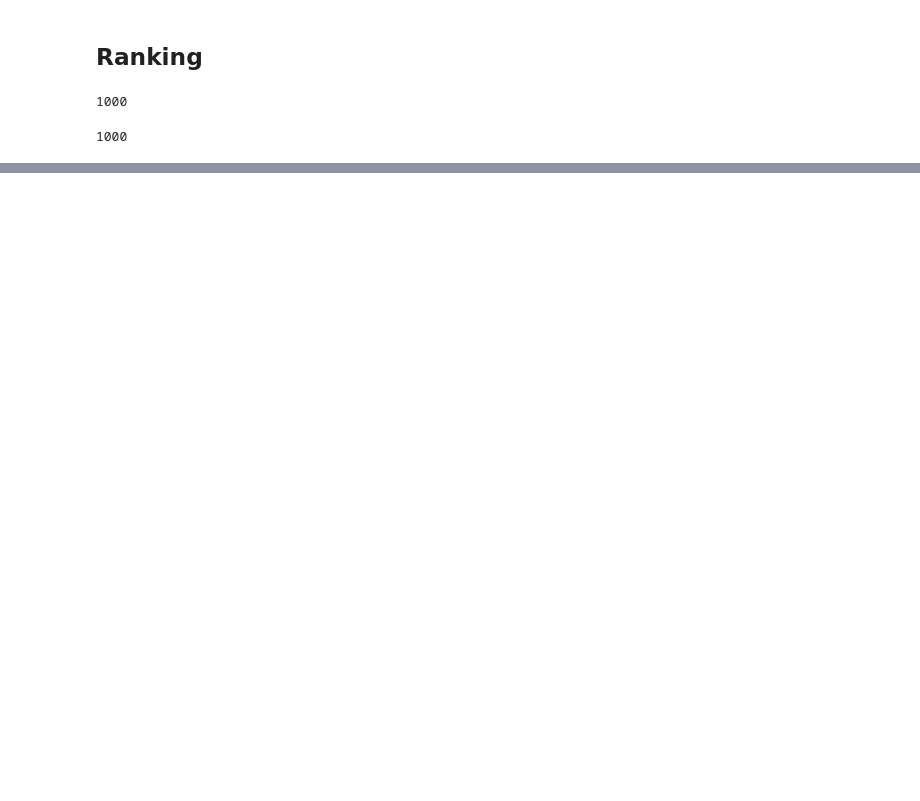
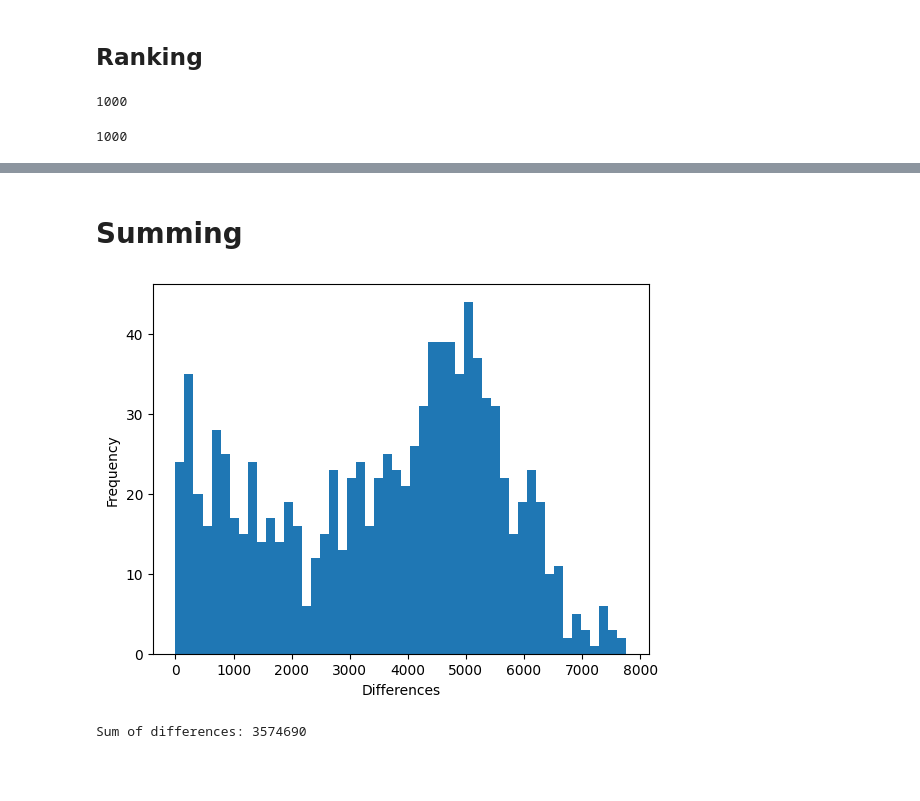
Before and after one commit to lourdesbalane/advent-of-code, a Jupyter notebook: day_1.ipynb, the cells around one changed output, grey strips where cells are left out. Saved outputs shown, nothing was run; the diff lists cells and outputs as text; code cells hidden in the pictures; blank space fills up the shorter version.

```diff
--- a/day_1.ipynb
+++ b/day_1.ipynb
@@ -1073,0 +1111,22 @@ len(pd.unique(df_lists["right_rank"]))
+# %%
+sorted_ranks = np.sort(left_rank)
+difference_list = []
+
+for rank in sorted_ranks:
+    print(f"Current Rank: {int(rank)}/{len(sorted_ranks)}")
+    # Identify indices of elements from left and right lists with the specified rank
+    i_left = np.where(left_rank == rank)[0][0]
+    i_right = np.where(right_rank == rank)[0][0]
+    # print("Indices: ", i_left, i_right)
+
+    # Get corresponding elements in left and right lists
+    element_left = df_lists.iloc[i_left]["left"]
+    element_right = df_lists.iloc[i_right]["right"]
+    # print("Elements", element_left, element_right)
+
+    # Get difference between the elements from left and right lists
+    d = np.abs(element_right - element_left)
+    # print(f"Difference: {d}")
+    difference_list.append(d)
+
+    # print("-----------")
@@ -1073,0 +1151,17 @@ len(pd.unique(df_lists["right_rank"]))
+# %% [markdown]
+# Summing
+# %%
+plt.hist(difference_list, bins=50)
+plt.xlabel("Differences")
+plt.ylabel("Frequency")
+plt.show()
+# %% [output]
+[figure, added]
+# %%
+# Sum of differences
+total_sum = np.sum(difference_list)
+print(f"Sum of differences: {int(total_sum)}")
+# %% [output]
+Sum of differences: 3574690
+# %% [markdown]
+#
```
Also changed, not shown: parts of 9 cells of this notebook.
